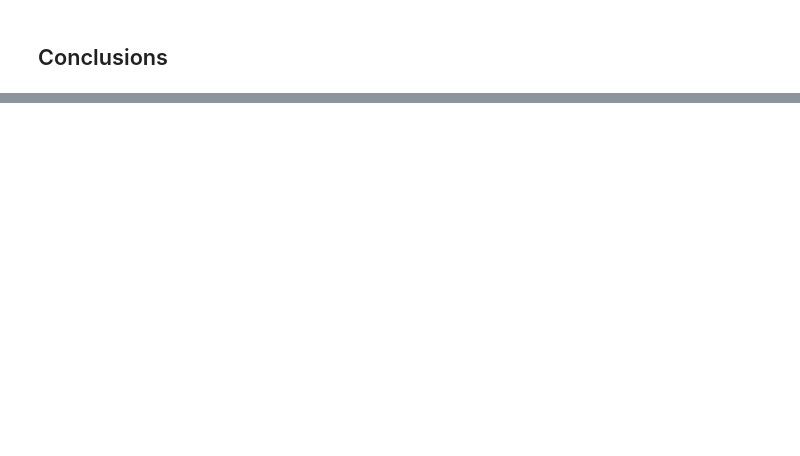
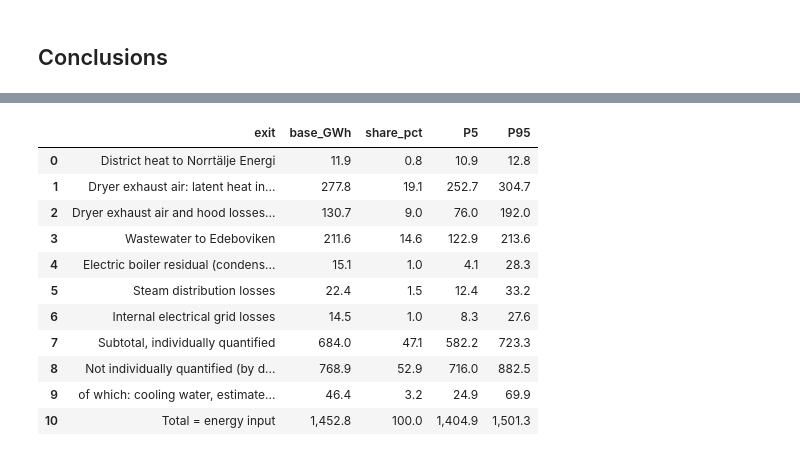
Before and after one commit to viediananda/mfa-energy, a Jupyter notebook: notebooks/02_model.ipynb, the cells around one changed output, grey strips where cells are left out. Saved outputs shown, nothing was run; the diff lists cells and outputs as text; code cells hidden in the pictures; blank space fills up the shorter version.

```diff
--- a/notebooks/02_model.ipynb
+++ b/notebooks/02_model.ipynb
@@ -675,0 +719,15 @@ MC: N=10000, accepted 99.18%, k-guard binds in 1.04%; tables -> /Users/fadhil.1.
+# %%
+H['exits'].style.format({'base_GWh': '{:,.1f}', 'share_pct': '{:.1f}', 'P5': '{:,.1f}', 'P95': '{:,.1f}'})
+# %% [output]
+|  | exit | base_GWh | share_pct | P5 | P95 |
+| 0 | District heat to Norrtälje Energi | 11.9 | 0.8 | 10.9 | 12.8 |
+| 1 | Dryer exhaust air: latent heat in... | 277.8 | 19.1 | 252.7 | 304.7 |
+| 2 | Dryer exhaust air and hood losses... | 130.7 | 9.0 | 76.0 | 192.0 |
+| 3 | Wastewater to Edeboviken | 211.6 | 14.6 | 122.9 | 213.6 |
+| 4 | Electric boiler residual (condens... | 15.1 | 1.0 | 4.1 | 28.3 |
+| 5 | Steam distribution losses | 22.4 | 1.5 | 12.4 | 33.2 |
+| 6 | Internal electrical grid losses | 14.5 | 1.0 | 8.3 | 27.6 |
+| 7 | Subtotal, individually quantified | 684.0 | 47.1 | 582.2 | 723.3 |
+| 8 | Not individually quantified (by d... | 768.9 | 52.9 | 716.0 | 882.5 |
+| 9 | of which: cooling water, estimate... | 46.4 | 3.2 | 24.9 | 69.9 |
+| 10 | Total = energy input | 1,452.8 | 100.0 | 1,404.9 | 1,501.3 |
```
Also changed, not shown: parts of 39 cells of this notebook, 31 other files.
